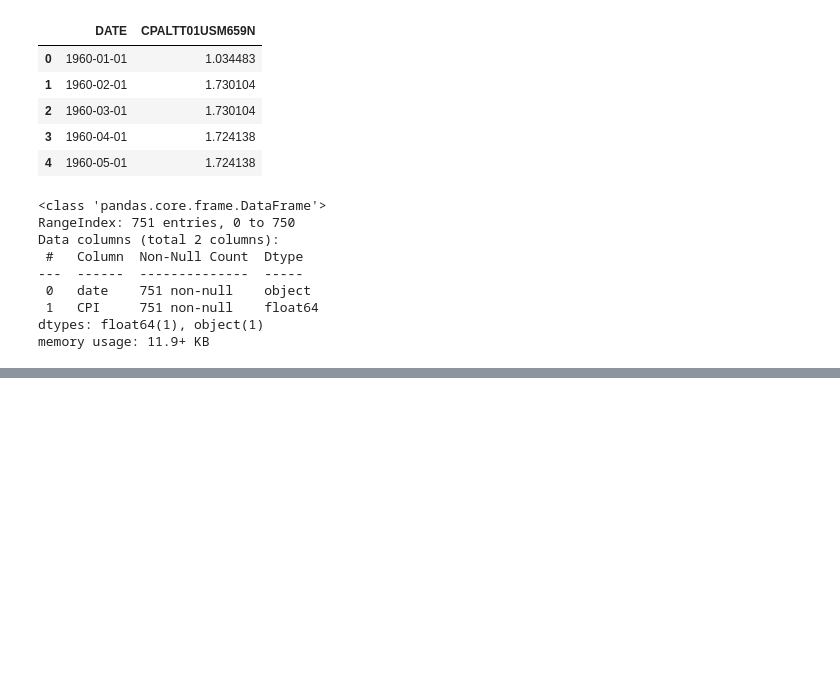
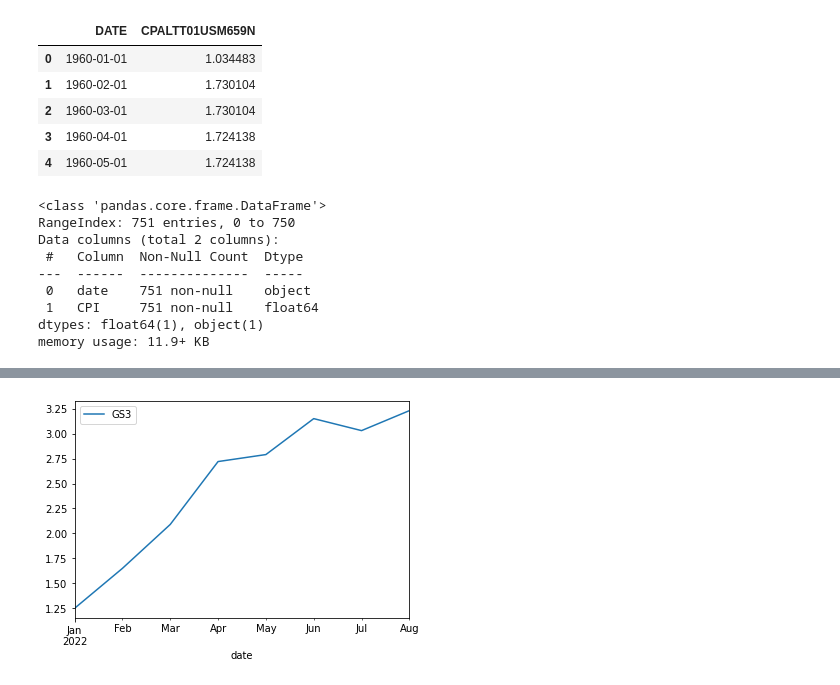
Before and after one commit to nan-park/section2_project, a Jupyter notebook: project_section2.ipynb, the cells around one changed output, grey strips where cells are left out. Drawn from its saved outputs; the diff is of its cells as text; code cells hidden in the pictures; blank space fills up the shorter version.

```diff
--- a/project_section2.ipynb
+++ b/project_section2.ipynb
@@ -244,0 +253,4 @@ memory usage: 11.9+ KB
+# %%
+url = 'us_GS3.csv'  # 미국 국채금리 3년물(GS3) (1953.04.01~2022.08.01 월별 데이터)
+gs3 = pd.read_csv(url)
+gs3.head()
@@ -244,0 +276,8 @@ memory usage: 11.9+ KB
+# %%
+# columns 이름 바꾸기
+gs3.rename(columns={'DATE':'date'}, inplace=True);
+# %%
+# to_datetime으로 바꾸기
+gs3.date = pd.to_datetime(gs3.date)
+gs3.set_index('date', inplace=True)
+gs3.head()
@@ -244,0 +292,4 @@ memory usage: 11.9+ KB
+# %%
+gs3.loc['2022'].plot();
+# %% [output]
+[figure, added]
```
Also changed, not shown: parts of 12 cells of this notebook.
